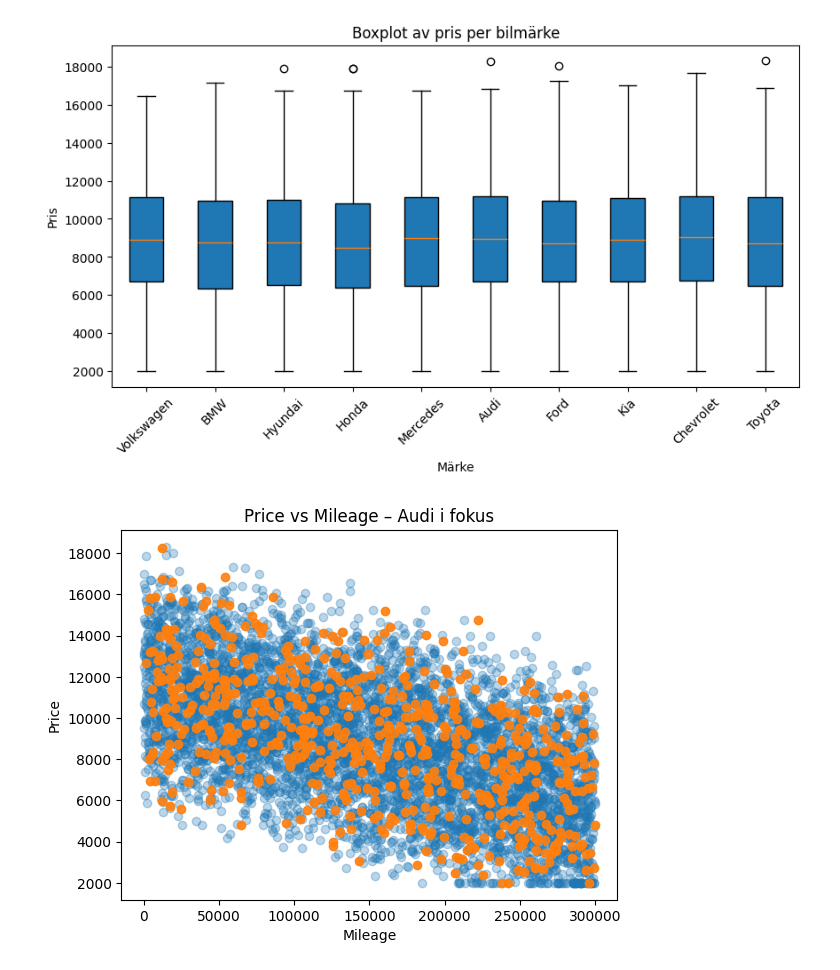
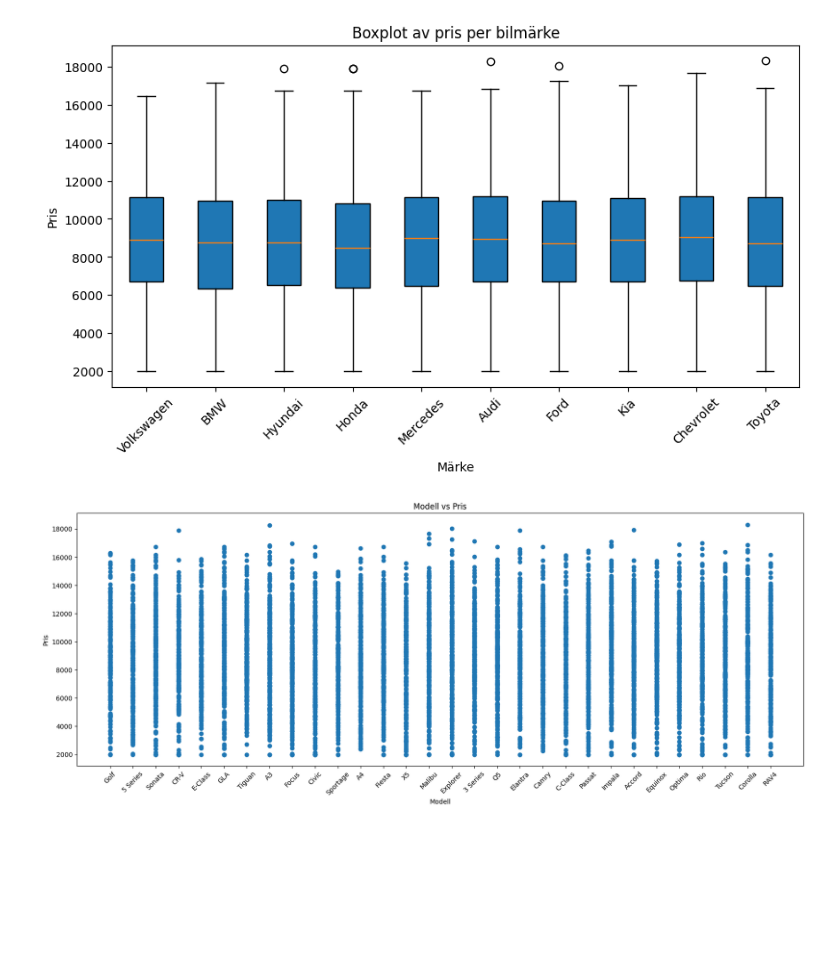
Before and after one commit to Pixelatrix/MachineLearning, a Jupyter notebook: Patrick/Patrick.ipynb, the cells around one changed output. Saved outputs shown, nothing was run; the diff lists cells and outputs as text; code cells hidden in the pictures; blank space fills up the shorter version.

```diff
--- a/Patrick/Patrick.ipynb
+++ b/Patrick/Patrick.ipynb
@@ -115,17 +117,14 @@ plt.show()
 # %% [output]
 [figure]
 # %%
-audi = EDA_train_df[EDA_train_df["Brand"] == "Audi"]
-others = EDA_train_df[EDA_train_df["Brand"] != "Audi"]
 
-plt.figure()
-plt.scatter(others["Mileage"], others["Price"], alpha=0.3)
-plt.scatter(audi["Mileage"], audi["Price"], alpha=0.9)
+plt.figure(figsize=(20,7))
 
-plt.xlabel("Mileage")
-plt.ylabel("Price")
-plt.title("Price vs Mileage – Audi i fokus")
-
+plt.scatter(EDA_train_df['Model'], EDA_train_df['Price'])
+plt.xlabel("Modell")
+plt.ylabel("Pris")
+plt.xticks(rotation=45)
+plt.title("Modell vs Pris")
 plt.show()
 # %% [output]
-[figure, old version]
+[figure, new version]
```
Also changed, not shown: parts of 11 cells of this notebook.
